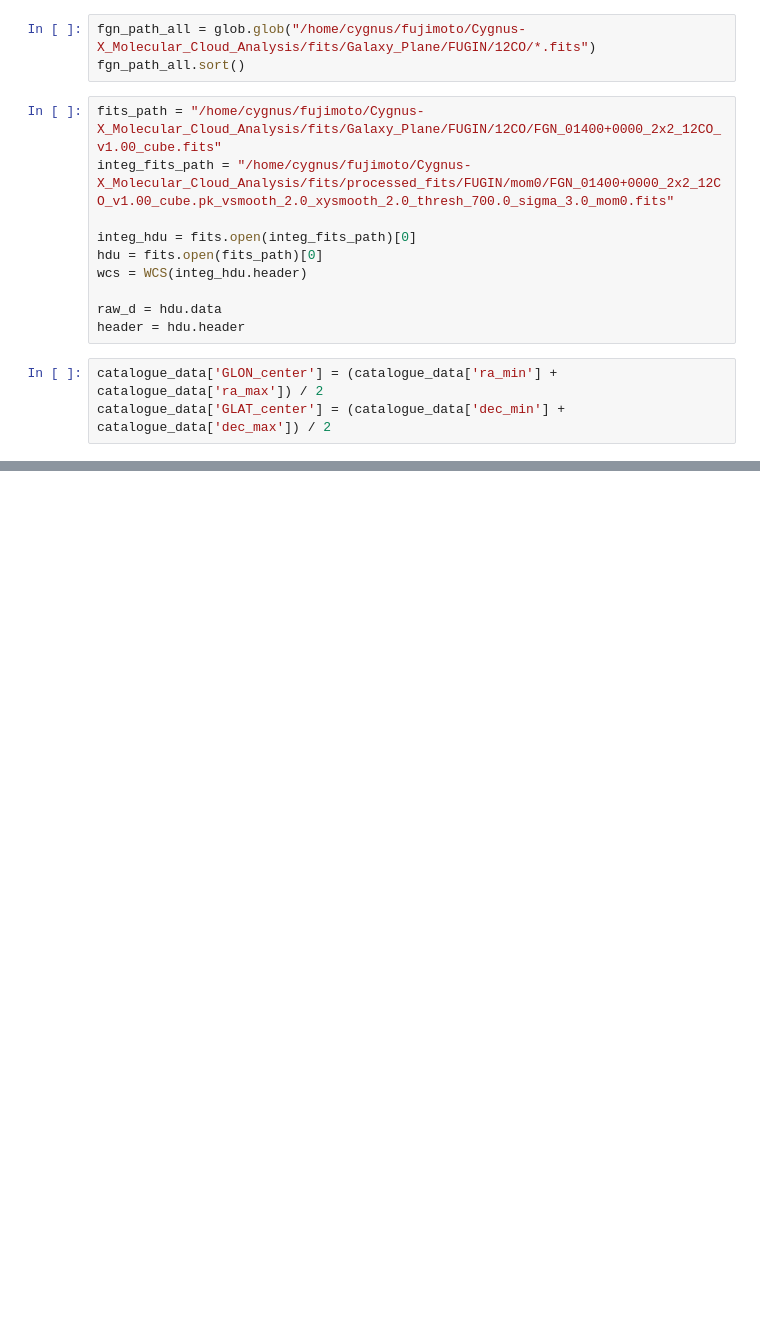
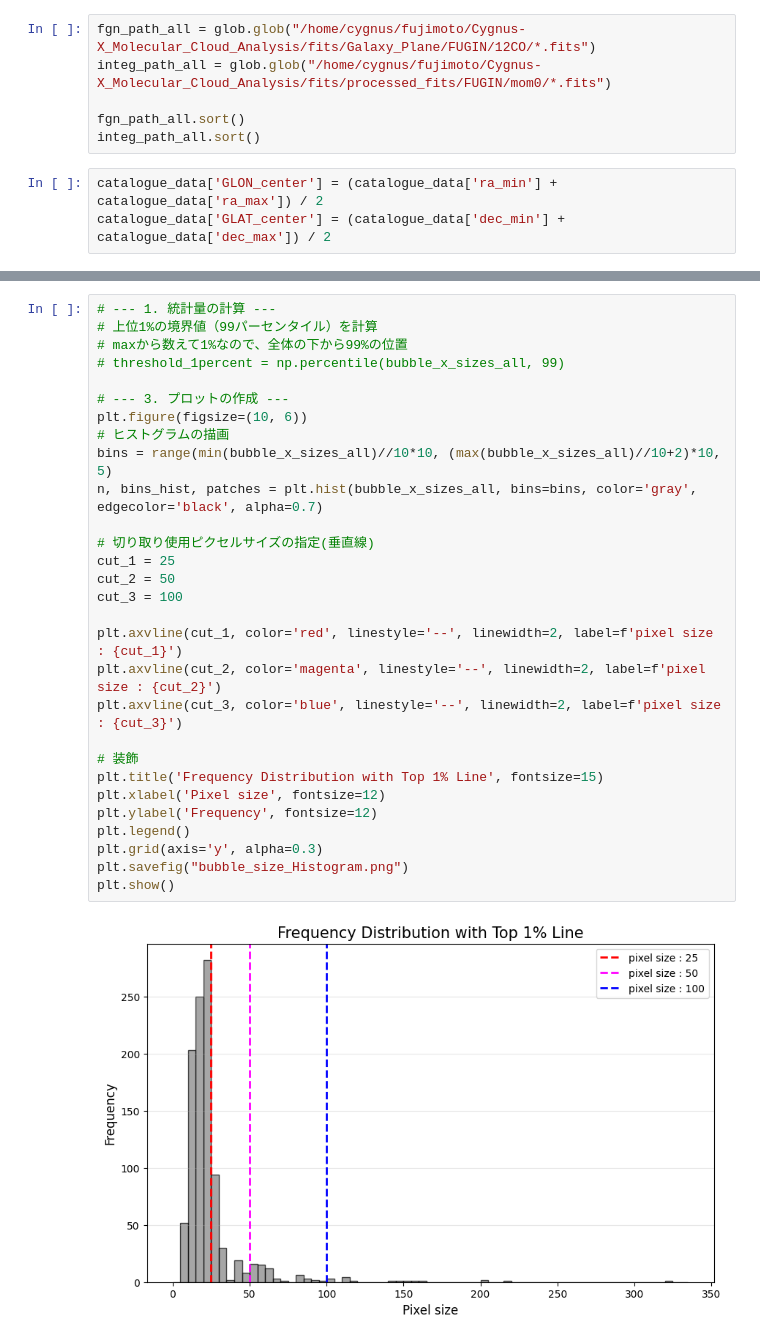
Before and after one commit to yudai-22/Cygnus-X_CAE, a Jupyter notebook: Binary_classification/data/FUGIN/bubble_frequency_table.ipynb, the cells around one changed output, grey strips where cells are left out. Saved outputs shown, nothing was run; the diff lists cells and outputs as text; blank space fills up the shorter version.

```diff
--- a/Binary_classification/data/FUGIN/bubble_frequency_table.ipynb
+++ b/Binary_classification/data/FUGIN/bubble_frequency_table.ipynb
@@ -17,17 +17,10 @@ catalogue_path = '/home/cygnus/fujimoto/Cygnus-X_Molecular_Cloud_Analysis/Bubble
 catalogue_data = pd.read_csv(catalogue_path)
 # %%
 fgn_path_all = glob.glob("/home/cygnus/fujimoto/Cygnus-X_Molecular_Cloud_Analysis/fits/Galaxy_Plane/FUGIN/12CO/*.fits")
+integ_path_all = glob.glob("/home/cygnus/fujimoto/Cygnus-X_Molecular_Cloud_Analysis/fits/processed_fits/FUGIN/mom0/*.fits")
+
 fgn_path_all.sort()
+integ_path_all.sort()
-# %%
-fits_path = "/home/cygnus/fujimoto/Cygnus-X_Molecular_Cloud_Analysis/fits/Galaxy_Plane/FUGIN/12CO/FGN_01400+0000_2x2_12CO_v1.00_cube.fits"
-integ_fits_path = "/home/cygnus/fujimoto/Cygnus-X_Molecular_Cloud_Analysis/fits/processed_fits/FUGIN/mom0/FGN_01400+0000_2x2_12CO_v1.00_cube.pk_vsmooth_2.0_xysmooth_2.0_thresh_700.0_sigma_3.0_mom0.fits"
-
-integ_hdu = fits.open(integ_fits_path)[0]
-hdu = fits.open(fits_path)[0]
-wcs = WCS(integ_hdu.header)
-
-raw_d = hdu.data
-header = hdu.header
 # %%
 catalogue_data['GLON_center'] = (catalogue_data['ra_min'] + catalogue_data['ra_max']) / 2
 catalogue_data['GLAT_center'] = (catalogue_data['dec_min'] + catalogue_data['dec_max']) / 2
@@ -95,0 +168,31 @@ print(f"babble_region_pix len: {len(babble_region_pix)}")
+# %%
+# --- 1. 統計量の計算 ---
+# 上位1%の境界値（99パーセンタイル）を計算
+# maxから数えて1%なので、全体の下から99%の位置
+# threshold_1percent = np.percentile(bubble_x_sizes_all, 99)
+
+# --- 3. プロットの作成 ---
+plt.figure(figsize=(10, 6))
+# ヒストグラムの描画
+bins = range(min(bubble_x_sizes_all)//10*10, (max(bubble_x_sizes_all)//10+2)*10, 5)
+n, bins_hist, patches = plt.hist(bubble_x_sizes_all, bins=bins, color='gray', edgecolor='black', alpha=0.7)
+
+# 切り取り使用ピクセルサイズの指定(垂直線)
+cut_1 = 25
+cut_2 = 50
+cut_3 = 100
+
+plt.axvline(cut_1, color='red', linestyle='--', linewidth=2, label=f'pixel size : {cut_1}')
+plt.axvline(cut_2, color='magenta', linestyle='--', linewidth=2, label=f'pixel size : {cut_2}')
+plt.axvline(cut_3, color='blue', linestyle='--', linewidth=2, label=f'pixel size : {cut_3}')
+
+# 装飾
+plt.title('Frequency Distribution with Top 1% Line', fontsize=15)
+plt.xlabel('Pixel size', fontsize=12)
+plt.ylabel('Frequency', fontsize=12)
+plt.legend()
+plt.grid(axis='y', alpha=0.3)
+plt.savefig("bubble_size_Histogram.png")
+plt.show()
+# %% [output]
+[figure, added]
```
Also changed, not shown: parts of 4 cells of this notebook.
